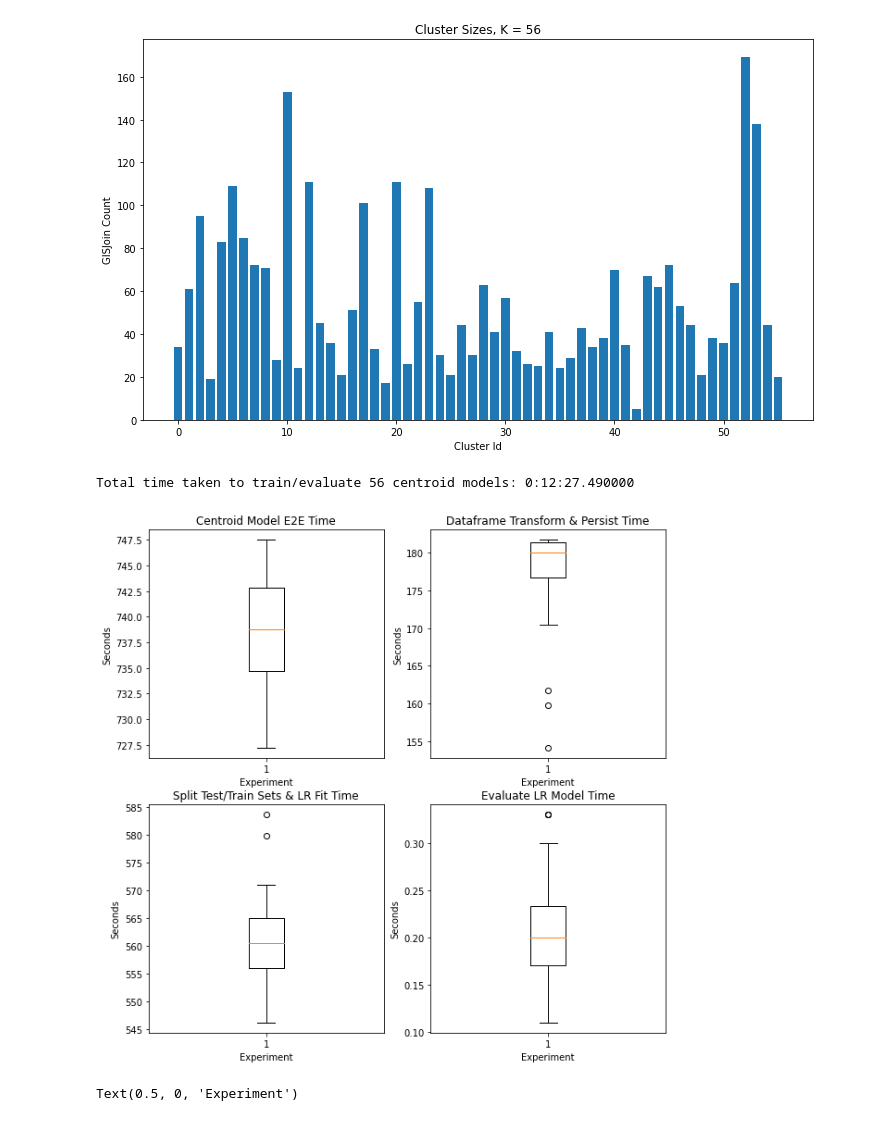
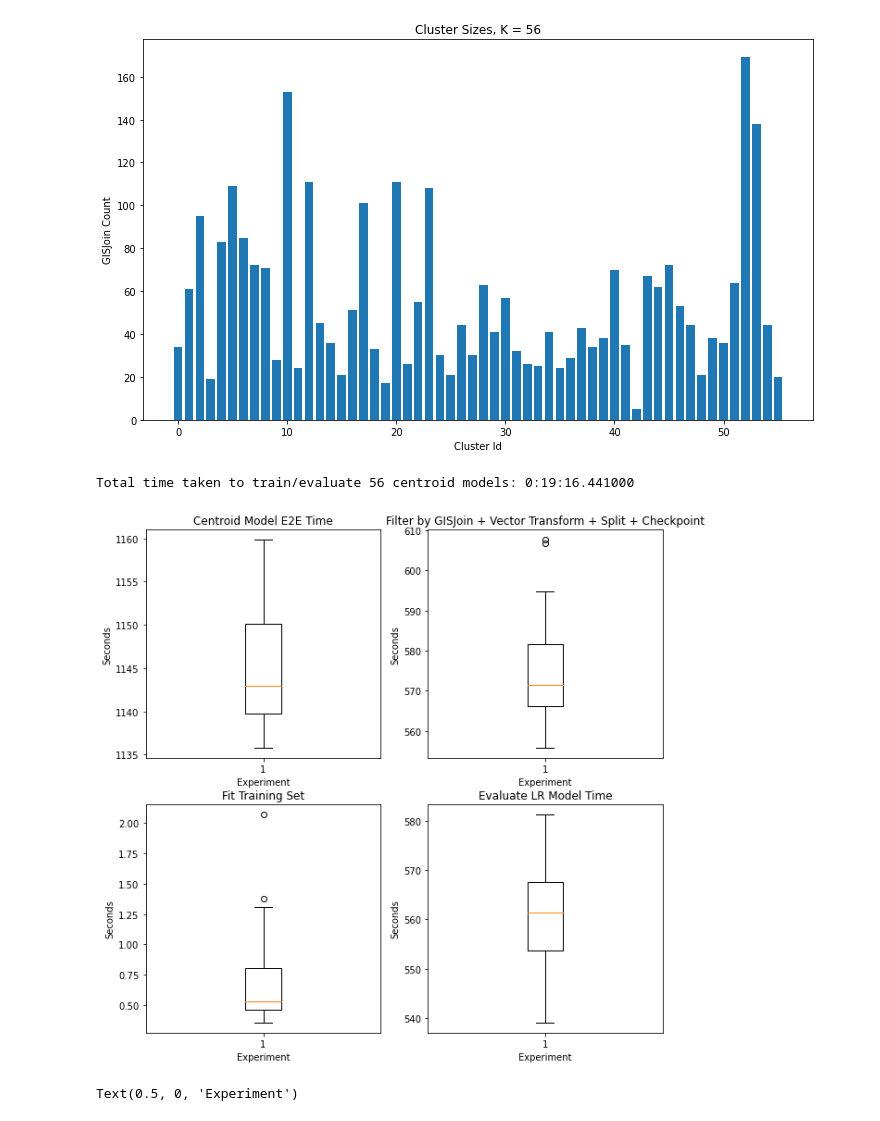
Before and after one commit to menuka94/transfer-learning, a Jupyter notebook: Job_Profiling.ipynb, the cells around one changed output. Drawn from its saved outputs; the diff is of its cells as text; code cells hidden in the pictures.

Commit message:
Checkpoint whole gisJoin collection

```diff
--- a/Job_Profiling.ipynb
+++ b/Job_Profiling.ipynb
@@ -62,7 +62,7 @@ class CentroidModelTasks:
 
     def __init__(self):
         self.run_tasks = []
-        self.persist_tasks = []
+        self.checkpoint_tasks = []
         self.fit_tasks = []
         self.evaluate_tasks = []
 
@@ -72,7 +72,8 @@ class ClusterLRModelTasks:
     def __init__(self):
         self.run_tasks = {}
         self.persist_tasks = {}
-        self.filter_fit_tasks = {}
+        self.checkpoint_tasks = {}
+        self.fit_tasks = {}
         self.evaluate_tasks = {}
 # %%
 experiment = None
@@ -116,15 +117,17 @@ for i, row in tasks_df.iterrows():
                         gis_join=task_gis_join, cluster_id=task_cluster_id)
 
         if (task_type == "CentroidModel"):
+
             if ("run(" in task_name):
                 centroid_model_tasks.run_tasks.append(new_task)
-            elif ("Persist" in task_name):
-                centroid_model_tasks.persist_tasks.append(new_task)
-            elif ("Split" in task_name):
+            elif ("Filter" in task_name):
+                centroid_model_tasks.checkpoint_tasks.append(new_task)
+            elif ("Fit" in task_name):
                 centroid_model_tasks.fit_tasks.append(new_task)
-            else:
+            elif ("Evaluate" in task_name):
                 centroid_model_tasks.evaluate_tasks.append(new_task)
-        else:
+
+        elif (task_type == "ClusterLRModels"):
 
             if ("run(" in task_name):
 
@@ -142,10 +145,17 @@ for i, row in tasks_df.iterrows():
 
             elif ("Filter" in task_name):
 
-                if task_cluster_id not in cluster_lr_model_tasks.filter_fit_tasks:
-                    cluster_lr_model_tasks.filter_fit_tasks[task_cluster_id] = [new_task]
+                if task_cluster_id not in cluster_lr_model_tasks.checkpoint_tasks:
+                    cluster_lr_model_tasks.checkpoint_tasks[task_cluster_id] = [new_task]
                 else:
-                    cluster_lr_model_tasks.filter_fit_tasks[task_cluster_id].append(new_task)
+                    cluster_lr_model_tasks.checkpoint_tasks[task_cluster_id].append(new_task)
+
+            elif ("Fit" in task_name):
+
+                if task_cluster_id not in cluster_lr_model_tasks.fit_tasks:
+                    cluster_lr_model_tasks.fit_tasks[task_cluster_id] = [new_task]
+                else:
+                    cluster_lr_model_tasks.fit_tasks[task_cluster_id].append(new_task)
 
             elif ("Evaluate" in task_name):
 
@@ -157,7 +167,7 @@ for i, row in tasks_df.iterrows():
 # ---- Centroid Models Plotting -----
 
 centroid_run_tasks = [task.time_seconds for task in centroid_model_tasks.run_tasks]
-centroid_persist_tasks = [task.time_seconds for task in centroid_model_tasks.persist_tasks]
+centroid_checkpoint_tasks = [task.time_seconds for task in centroid_model_tasks.checkpoint_tasks]
 centroid_fit_tasks = [task.time_seconds for task in centroid_model_tasks.fit_tasks]
 centroid_eval_tasks = [task.time_seconds for task in centroid_model_tasks.evaluate_tasks]
 
@@ -168,38 +178,38 @@ print("Total time taken to train/evaluate 56 centroid models:", total_centroid_t
 
 
 # Create a figure
 figure, axis = plt.subplots(2, 2, figsize=(10,10))
 
 
 # For Total End-to-End Time
 axis[0, 0].boxplot(centroid_run_tasks)
 axis[0, 0].set_title("Centroid Model E2E Time")
 axis[0, 0].set_ylabel("Seconds")
 axis[0, 0].set_xlabel("Experiment")
 
 # For Persist Task
-axis[0, 1].boxplot(centroid_persist_tasks)
-axis[0, 1].set_title("Dataframe Transform & Persist Time")
+axis[0, 1].boxplot(centroid_checkpoint_tasks)
+axis[0, 1].set_title(centroid_model_tasks.checkpoint_tasks[0].name)
 axis[0, 1].set_ylabel("Seconds")
 axis[0, 1].set_xlabel("Experiment")
 
 # For Split Test/Train Data and LR Fit
 axis[1, 0].boxplot(centroid_fit_tasks)
-axis[1, 0].set_title("Split Test/Train Sets & LR Fit Time")
+axis[1, 0].set_title(centroid_model_tasks.fit_tasks[0].name)
 axis[1, 0].set_ylabel("Seconds")
 axis[1, 0].set_xlabel("Experiment")
 
 # For Evaluate LR Model
 axis[1, 1].boxplot(centroid_eval_tasks)
 axis[1, 1].set_title("Evaluate LR Model Time")
 axis[1, 1].set_ylabel("Seconds")
 axis[1, 1].set_xlabel("Experiment")
 
 # show plot
 plt.show()
 # %% [output]
-Total time taken to train/evaluate 56 centroid models: 0:12:27.490000
+Total time taken to train/evaluate 56 centroid models: 0:19:16.441000
-[figure, old version]
+[figure, new version]
 # %%
 # ---- Cluster Transfer Learning Model Plotting -----
 
```
Also changed, not shown: parts of 2 cells of this notebook, 1 other file.
